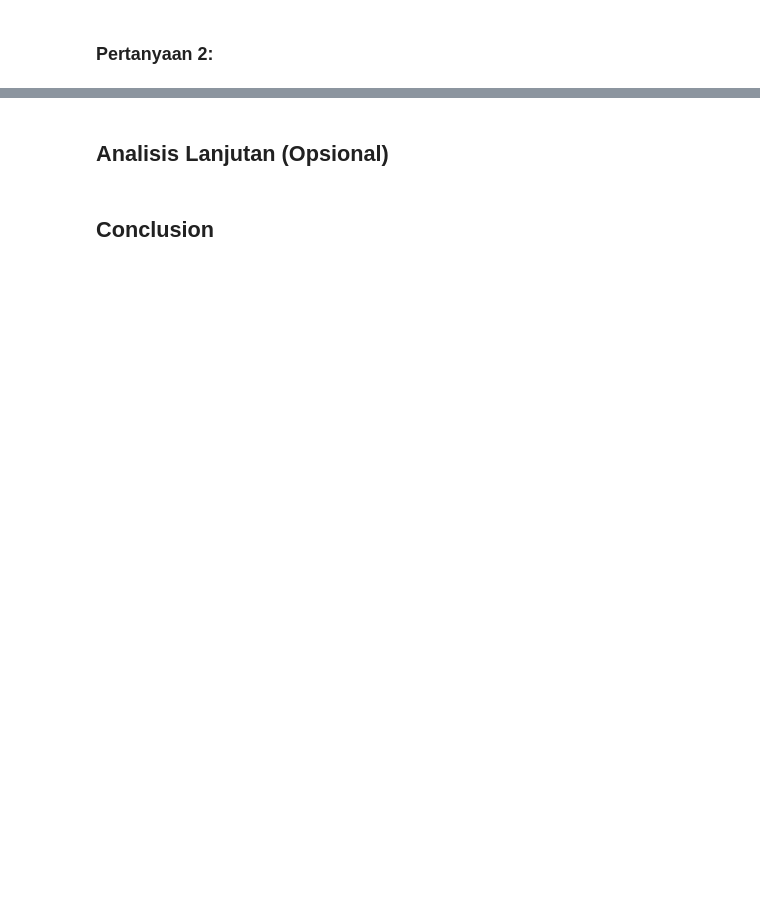
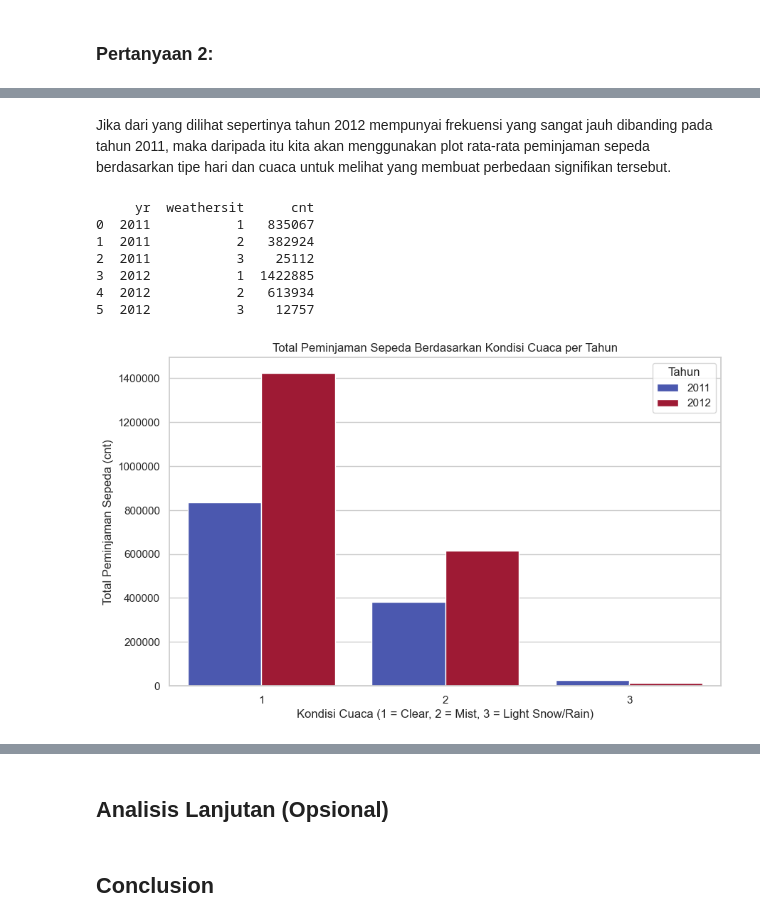
Before and after one commit to SanjayaCF/Sanjaya-Cahyadi-Fuad_Proyek-Analisa-Data, a Jupyter notebook: Proyek_Analisis_Data.ipynb, the cells around one changed output, grey strips where cells are left out. Drawn from its saved outputs; the diff is of its cells as text; code cells hidden in the pictures; blank space fills up the shorter version.

```diff
--- a/Proyek_Analisis_Data.ipynb
+++ b/Proyek_Analisis_Data.ipynb
@@ -67,0 +315,32 @@ NameError: name 'day_df' is not defined
+# %% [markdown]
+Jika dari yang dilihat sepertinya tahun 2012 mempunyai frekuensi yang sangat jauh dibanding pada tahun 2011, maka daripada itu kita akan menggunakan plot rata-rata peminjaman sepeda berdasarkan tipe hari dan cuaca untuk melihat yang membuat perbedaan signifikan tersebut.
+# %%
+import matplotlib.pyplot as plt
+import seaborn as sns
+
+# Mengelompokkan berdasarkan tahun dan kondisi cuaca
+weather_rentals = data.groupby(['yr', 'weathersit'])['cnt'].sum().reset_index()
+weather_rentals['yr'] = weather_rentals['yr'].map({0: 2011, 1: 2012})
+print(weather_rentals)
+
+# Visualisasikan total peminjaman sepeda berdasarkan kondisi cuaca per tahun
+plt.figure(figsize=(10, 6))
+sns.barplot(x='weathersit', y='cnt', hue='yr', data=weather_rentals, palette='coolwarm')
+
+# Nonaktifkan notasi ilmiah di sumbu y
+plt.ticklabel_format(style='plain', axis='y')
+
+plt.title('Total Peminjaman Sepeda Berdasarkan Kondisi Cuaca per Tahun')
+plt.xlabel('Kondisi Cuaca (1 = Clear, 2 = Mist, 3 = Light Snow/Rain)')
+plt.ylabel('Total Peminjaman Sepeda (cnt)')
+plt.legend(title='Tahun')
+plt.show()
+# %% [output]
+     yr  weathersit      cnt
+0  2011           1   835067
+1  2011           2   382924
+2  2011           3    25112
+3  2012           1  1422885
+4  2012           2   613934
+5  2012           3    12757
+[figure, added]
```
Also changed, not shown: parts of 34 cells of this notebook.
